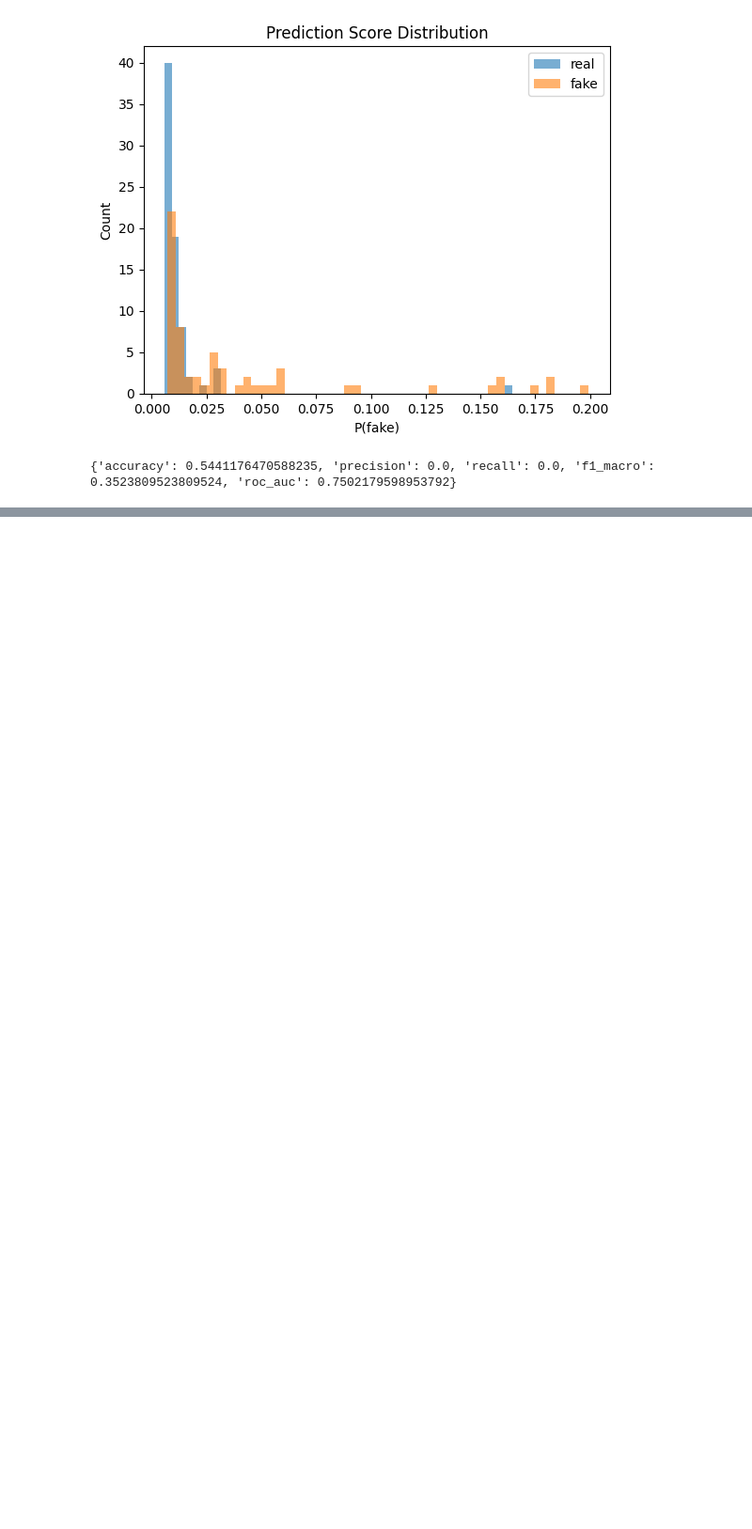
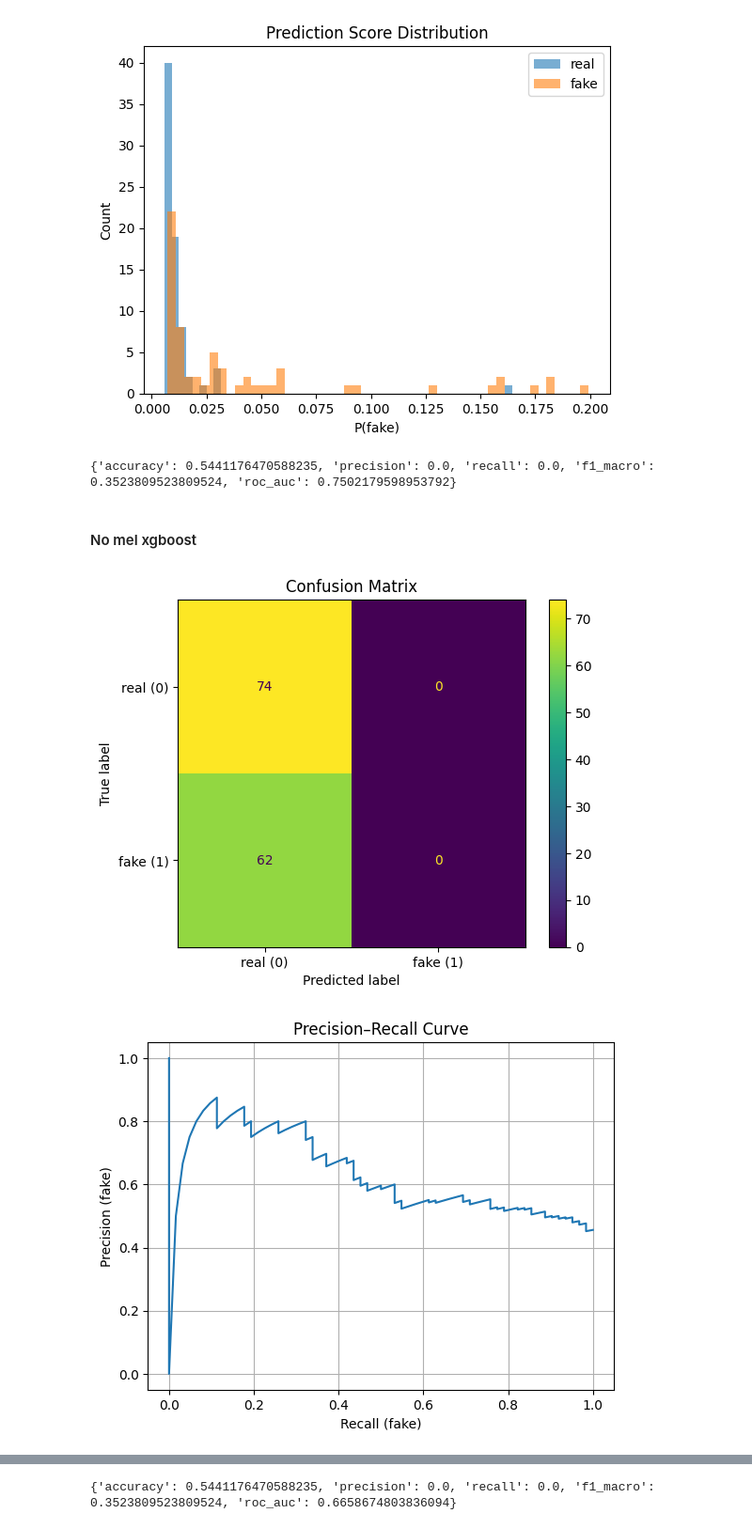
Before and after one commit to g-nazos/audio-deepfake-detection, a Jupyter notebook: notebooks/model_zero_shot_evaluation.ipynb, the cells around one changed output, grey strips where cells are left out. Shown at 94% size. Cells and saved outputs as stored; diff of their text form; code cells hidden in the pictures; blank space fills up the shorter version.

```diff
--- a/notebooks/model_zero_shot_evaluation.ipynb
+++ b/notebooks/model_zero_shot_evaluation.ipynb
@@ -71,3 +187,23 @@ print(metrics)
 [figure]
 [figure]
 {'accuracy': 0.5441176470588235, 'precision': 0.0, 'recall': 0.0, 'f1_macro': 0.3523809523809524, 'roc_auc': 0.7502179598953792}
+# %% [markdown]
+#### No mel xgboost
+# %%
+elev_test_data_path = os.path.join(ELEVEN_LABS_FEATURES_PATH, "eleven_labs_features_mean_20_128_256_128.parquet")
+
+#elev_data = pd.read_parquet(elev_test_data_path)
+
+#elev_data_no_mel = elev_data.loc[:, ~elev_data.columns.str.startswith("mel_spectrogram")]
+
+save_elev_no_mel_data_path = os.path.join(ELEVEN_LABS_FEATURES_PATH, "eleven_labs_features_mean_20_128_256_128_no_mel.parquet")
+#elev_data_no_mel.to_parquet(save_elev_no_mel_data_path)
+# %%
+best_model_path = os.path.join(MODELS_PATH, 'XGB_no_mel','exp_20260205_132450', 'model.joblib')
+model = joblib.load(best_model_path)
+elev_test_data_path = save_elev_no_mel_data_path
+metrics, metadata_extra = evaluate_model_on_parquet(model, elev_test_data_path, plots=True)
+print(metrics)
+# %% [output]
+[figure, added]
+[figure, added]
@@ -73,0 +211 @@ print(metrics)
+{'accuracy': 0.5441176470588235, 'precision': 0.0, 'recall': 0.0, 'f1_macro': 0.3523809523809524, 'roc_auc': 0.6658674803836094}
```
Also changed, not shown: parts of 15 cells of this notebook.
